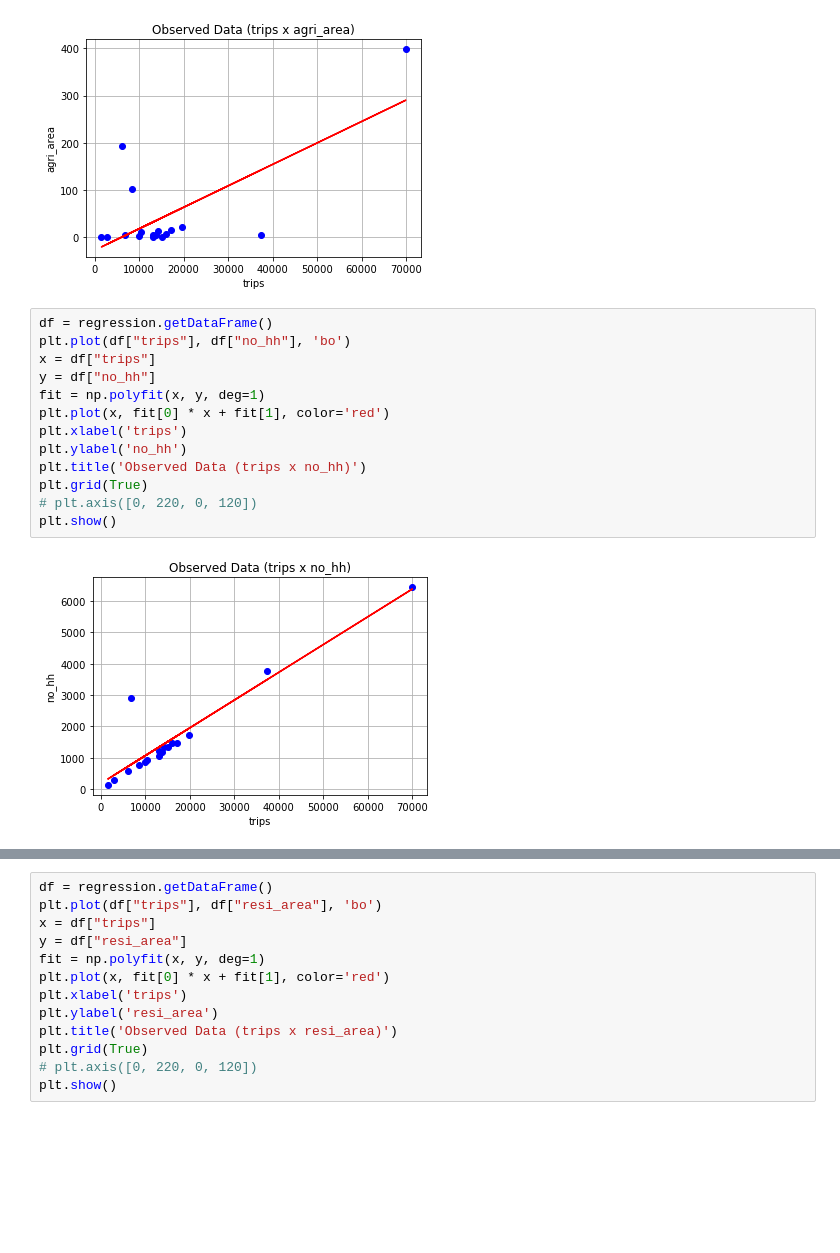
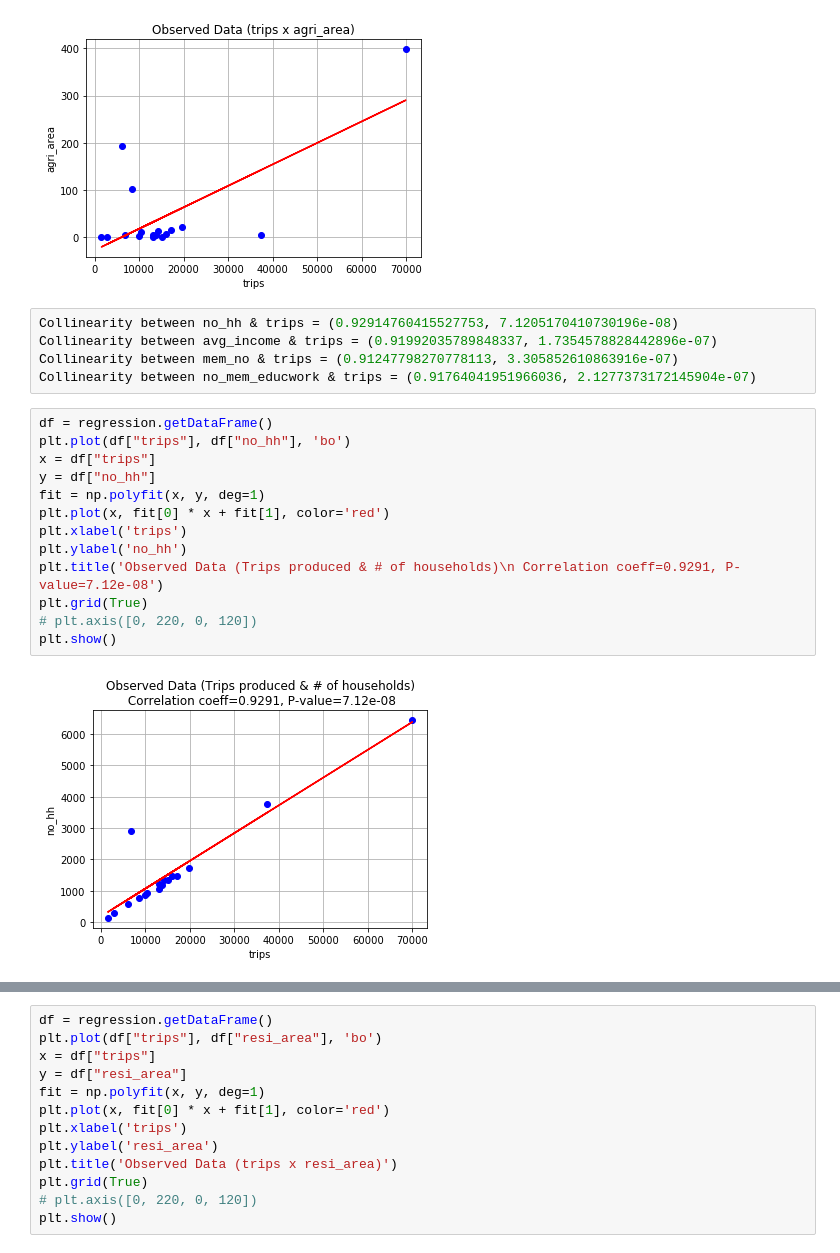
Before and after one commit to XGBXGB/Via_Travel_Demand, a Jupyter notebook: notebook/Travel Demand Via Latest NB.ipynb, the cells around one changed output, grey strips where cells are left out. Drawn from its saved outputs; the diff is of its cells as text; blank space fills up the shorter version.

```diff
--- a/notebook/Travel Demand Via Latest NB.ipynb
+++ b/notebook/Travel Demand Via Latest NB.ipynb
@@ -588,21 +661,26 @@ plt.grid(True)
 plt.show()
 # %% [output]
 [figure]
+# %%
+Collinearity between no_hh & trips = (0.92914760415527753, 7.1205170410730196e-08)
+Collinearity between avg_income & trips = (0.91992035789848337, 1.7354578828442896e-07)
+Collinearity between mem_no & trips = (0.91247798270778113, 3.305852610863916e-07)
+Collinearity between no_mem_educwork & trips = (0.91764041951966036, 2.1277373172145904e-07)
 # %%
 df = regression.getDataFrame()
 plt.plot(df["trips"], df["no_hh"], 'bo')
 x = df["trips"]
 y = df["no_hh"]
 fit = np.polyfit(x, y, deg=1)
 plt.plot(x, fit[0] * x + fit[1], color='red')
 plt.xlabel('trips')
 plt.ylabel('no_hh')
-plt.title('Observed Data (trips x no_hh)')
+plt.title('Observed Data (Trips produced & # of households)\n Correlation coeff=0.9291, P-value=7.12e-08')
 plt.grid(True)
 # plt.axis([0, 220, 0, 120])
 plt.show()
 # %% [output]
-[figure, old version]
+[figure, new version]
 # %%
 df = regression.getDataFrame()
 plt.plot(df["trips"], df["mem_no"], 'bo')
```
Also changed, not shown: parts of 23 cells of this notebook.
